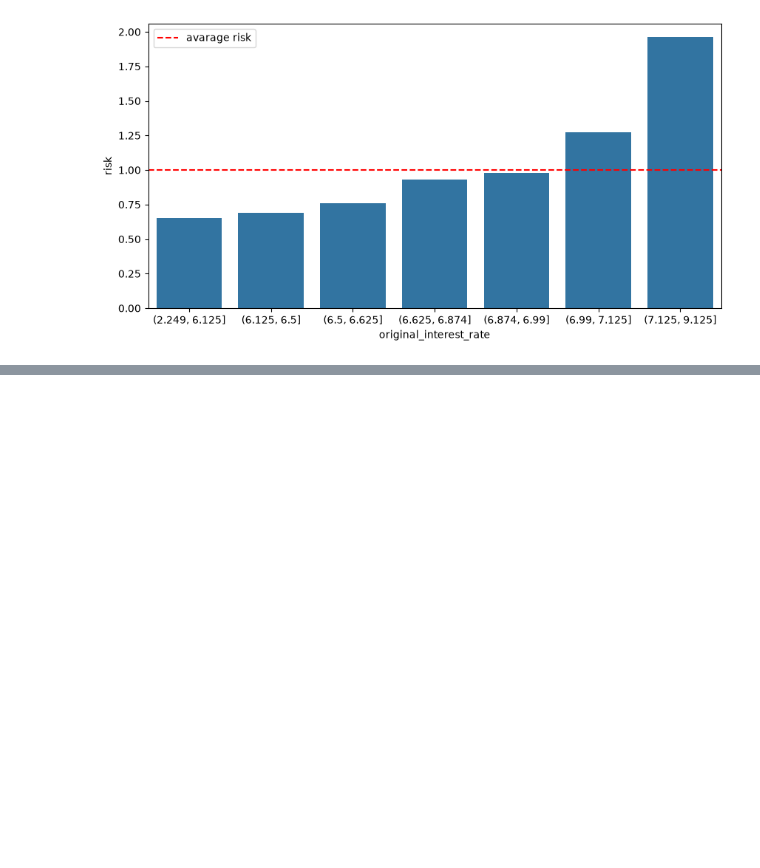
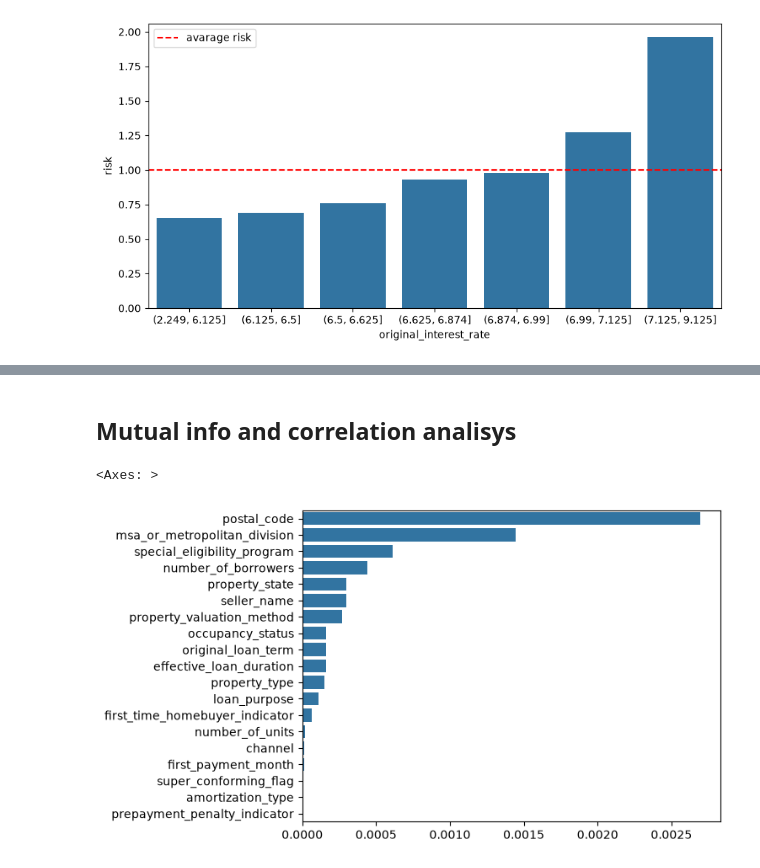
Before and after one commit to luke235422/Freddie-Mac-ML-progect, a Jupyter notebook: model_1.ipynb, the cells around one changed output, grey strips where cells are left out. Saved outputs shown, nothing was run; the diff lists cells and outputs as text; code cells hidden in the pictures; blank space fills up the shorter version.

```diff
--- a/model_1.ipynb
+++ b/model_1.ipynb
@@ -455,0 +500,14 @@ for col in numerical_columns:
+# %% [markdown]
+## Mutual info and correlation analisys
+# %%
+model_df_eda["msa_or_metropolitan_division"] = model_df_eda["msa_or_metropolitan_division"].fillna("NOT available")
+
+def get_mi(column):
+    return mutual_info_score(column,model_df_eda.target_90plus)
+
+mi = model_df_eda[categorical_columns].apply(get_mi).sort_values(ascending=False)
+
+sns.barplot(mi,orient="h")
+# %% [output]
+<Axes: >
+[figure, added]
```
Also changed, not shown: parts of 11 cells of this notebook.
